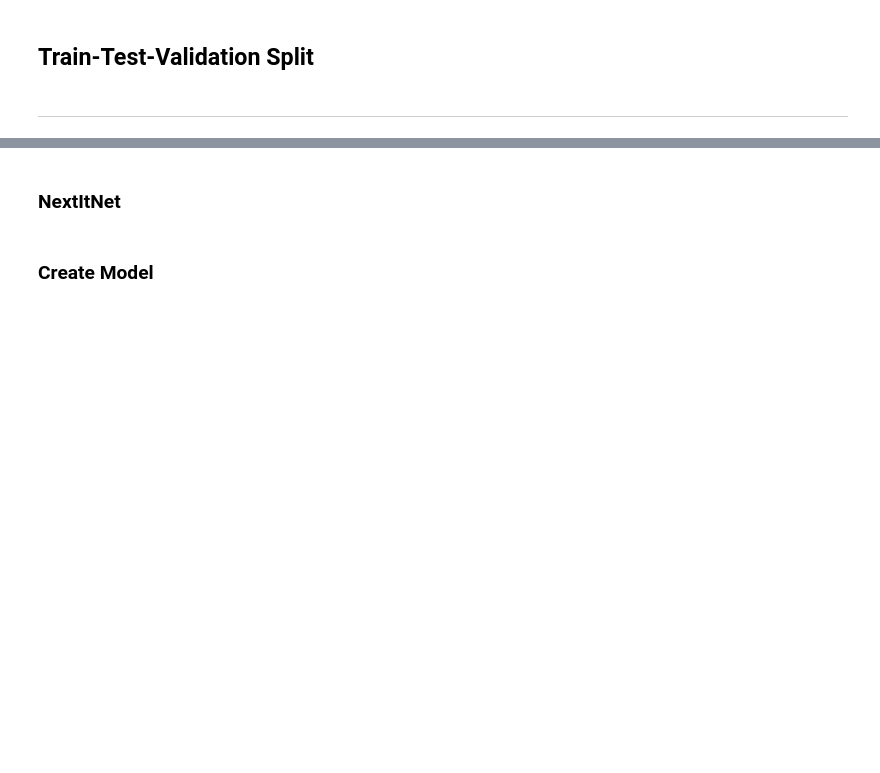
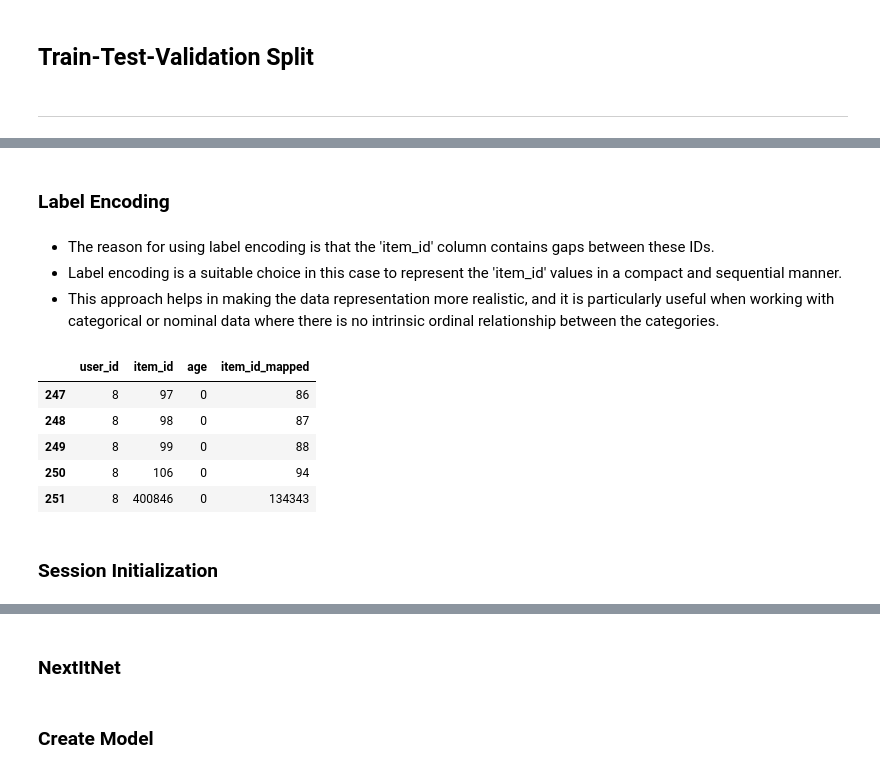
Before and after one commit to YaraElzahy/Tenrec-Session-Base-Recommendation-System, a Jupyter notebook: project_nextitnet.ipynb, the cells around one changed output, grey strips where cells are left out. Drawn from its saved outputs; the diff is of its cells as text; code cells hidden in the pictures; blank space fills up the shorter version.

```diff
--- a/project_nextitnet.ipynb
+++ b/project_nextitnet.ipynb
@@ -479,3 +478,0 @@ sessions1 = sessions1[sessions1['item_id_mapped'].apply(lambda x: len(x) > min_s
-# %%
-# apply max length
-sessions1['item_id_mapped'] = sessions1['item_id_mapped'].apply(lambda x: x[:max_sequance_length])
@@ -496,2 +478,0 @@ add padding to the beginning of each sequance
-# %%
-sessions1['item_id_mapped'] = sessions1['item_id_mapped'].apply(lambda x: [0]*(max_sequance_length-len(x)) + x)
@@ -600,0 +769,25 @@ test_dataloader1 = get_test_loader(test_dataset1, args1)
+# %% [markdown]
+### Label Encoding
+# %% [markdown]
+- The reason for using label encoding is that the 'item_id' column contains gaps between these IDs.
+- Label encoding is a suitable choice in this case to represent the 'item_id' values in a compact and sequential manner.
+- This approach helps in making the data representation more realistic, and it is particularly useful when working with categorical or nominal data where there is no intrinsic ordinal relationship between the categories.
+# %%
+# Create a label encoding mapping for the item ids
+# The label encoding will assign unique integers to each unique 'item_id', starting from 1
+itemIdMapping2 = {k:i+1 for i, k in enumerate(sorted(list(age2['item_id'].unique())))}
+# %%
+# Create a new column 'item_id_mapped' by mapping the original 'item_id' values to their label encoded equivalents.
+age2["item_id_mapped"] = age2['item_id'].map(itemIdMapping2)
+# %%
+# Display the first 5 rows of the DataFrame 'age2'
+age2.head()
+# %% [output]
+|  | user_id | item_id | age | item_id_mapped |
+| 247 | 8 | 97 | 0 | 86 |
+| 248 | 8 | 98 | 0 | 87 |
+| 249 | 8 | 99 | 0 | 88 |
+| 250 | 8 | 106 | 0 | 94 |
+| 251 | 8 | 400846 | 0 | 134343 |
+# %% [markdown]
+### Session Initialization
```
Also changed, not shown: parts of 256 cells of this notebook, 1 other file.
